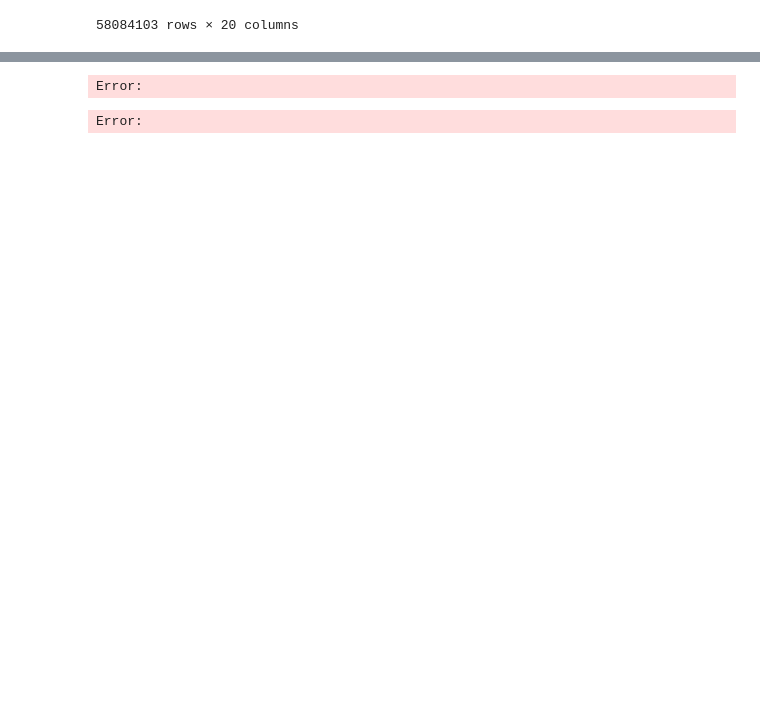
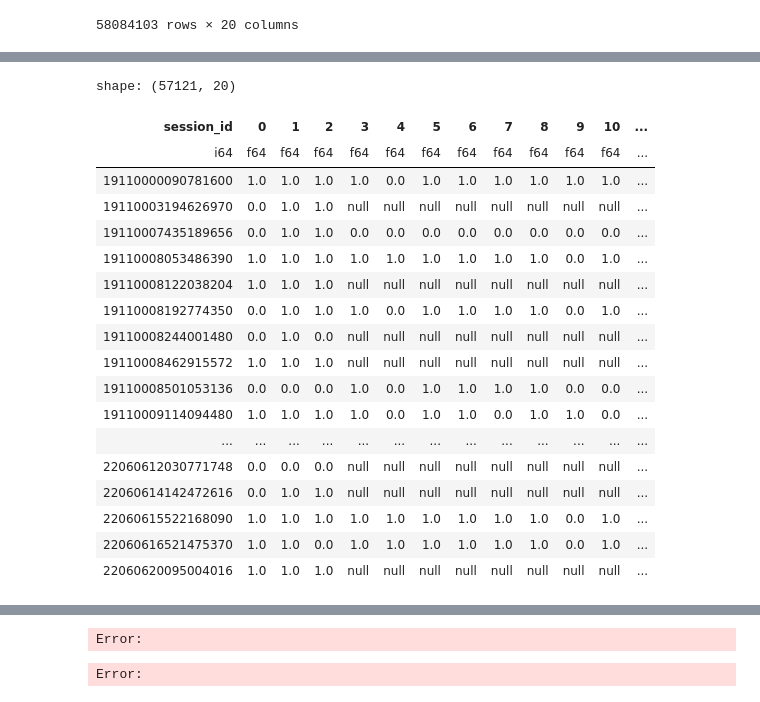
Before and after one commit to hoeen/student-gameplay-prediction, a Jupyter notebook: notebooks/add_data.ipynb, the cells around one changed output, grey strips where cells are left out. Cells and saved outputs as stored; diff of their text form; code cells hidden in the pictures; blank space fills up the shorter version.

```diff
--- a/notebooks/add_data.ipynb
+++ b/notebooks/add_data.ipynb
@@ -78,0 +282,23 @@ dtype: object
+# %%
+target = pl.from_pandas(pd.read_parquet('../data/raw/collected/more_label.parquet'))
+target
+# %% [output]
+shape: (57121, 20)
+| session_id | 0 | 1 | 2 | 3 | 4 | 5 | 6 | 7 | 8 | 9 | 10 | ... |
+| i64 | f64 | f64 | f64 | f64 | f64 | f64 | f64 | f64 | f64 | f64 | f64 | ... |
+| 19110000090781600 | 1.0 | 1.0 | 1.0 | 1.0 | 0.0 | 1.0 | 1.0 | 1.0 | 1.0 | 1.0 | 1.0 | ... |
+| 19110003194626970 | 0.0 | 1.0 | 1.0 | null | null | null | null | null | null | null | null | ... |
+| 19110007435189656 | 0.0 | 1.0 | 1.0 | 0.0 | 0.0 | 0.0 | 0.0 | 0.0 | 0.0 | 0.0 | 0.0 | ... |
+| 19110008053486390 | 1.0 | 1.0 | 1.0 | 1.0 | 1.0 | 1.0 | 1.0 | 1.0 | 1.0 | 0.0 | 1.0 | ... |
+| 19110008122038204 | 1.0 | 1.0 | 1.0 | null | null | null | null | null | null | null | null | ... |
+| 19110008192774350 | 0.0 | 1.0 | 1.0 | 1.0 | 0.0 | 1.0 | 1.0 | 1.0 | 1.0 | 0.0 | 1.0 | ... |
+| 19110008244001480 | 0.0 | 1.0 | 0.0 | null | null | null | null | null | null | null | null | ... |
+| 19110008462915572 | 1.0 | 1.0 | 1.0 | null | null | null | null | null | null | null | null | ... |
+| 19110008501053136 | 0.0 | 0.0 | 0.0 | 1.0 | 0.0 | 1.0 | 1.0 | 1.0 | 1.0 | 0.0 | 0.0 | ... |
+| 19110009114094480 | 1.0 | 1.0 | 1.0 | 1.0 | 0.0 | 1.0 | 1.0 | 0.0 | 1.0 | 1.0 | 0.0 | ... |
+| ... | ... | ... | ... | ... | ... | ... | ... | ... | ... | ... | ... | ... |
+| 22060612030771748 | 0.0 | 0.0 | 0.0 | null | null | null | null | null | null | null | null | ... |
+| 22060614142472616 | 0.0 | 1.0 | 1.0 | null | null | null | null | null | null | null | null | ... |
+| 22060615522168090 | 1.0 | 1.0 | 1.0 | 1.0 | 1.0 | 1.0 | 1.0 | 1.0 | 1.0 | 0.0 | 1.0 | ... |
+| 22060616521475370 | 1.0 | 1.0 | 0.0 | 1.0 | 1.0 | 1.0 | 1.0 | 1.0 | 1.0 | 0.0 | 1.0 | ... |
+| 22060620095004016 | 1.0 | 1.0 | 1.0 | null | null | null | null | null | null | null | null | ... |
```
Also changed, not shown: parts of 37 cells of this notebook, 8 other files.
